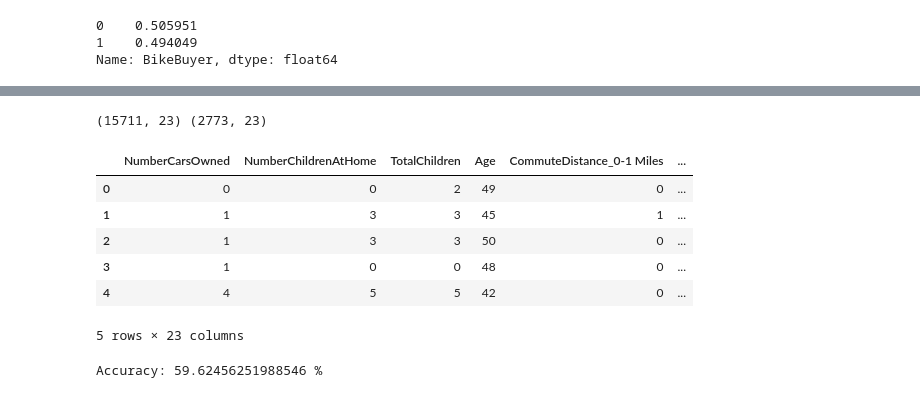
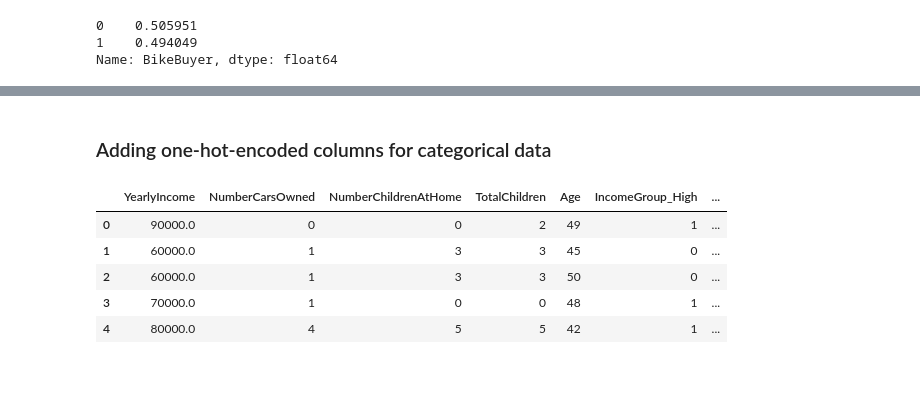
Before and after one commit to alexbarsan944/AdvWorks, a Jupyter notebook: data_processing.ipynb, the cells around one changed output, grey strips where cells are left out. Saved outputs shown, nothing was run; the diff lists cells and outputs as text; code cells hidden in the pictures.

```diff
--- a/data_processing.ipynb
+++ b/data_processing.ipynb
@@ -100,3 +107,17 @@ categorical_features = ['CommuteDistance', 'EnglishEducation', 'EnglishOccupatio
+# %% [markdown]
+### Adding one-hot-encoded columns for categorical data
 # %%
+import numpy as np
+
 processed_data = customer_data[features + categorical_features]
 processed_data = pd.get_dummies(processed_data, columns=categorical_features)
+
+labels = np.array(customer_data.BikeBuyer)
+processed_data.head()
+# %% [output]
+|  | YearlyIncome | NumberCarsOwned | NumberChildrenAtHome | TotalChildren | Age | IncomeGroup_High | ... |
+| 0 | 90000.0 | 0 | 0 | 2 | 49 | 1 | ... |
+| 1 | 60000.0 | 1 | 3 | 3 | 45 | 0 | ... |
+| 2 | 60000.0 | 1 | 3 | 3 | 50 | 0 | ... |
+| 3 | 70000.0 | 1 | 0 | 0 | 48 | 1 | ... |
+| 4 | 80000.0 | 4 | 5 | 5 | 42 | 1 | ... |
@@ -113,25 +123,0 @@ y_label = labels[len(X):]
-# %%
-print(X.shape, y.shape)
-X.head()
-# %% [output]
-(15711, 23) (2773, 23)
-|  | NumberCarsOwned | NumberChildrenAtHome | TotalChildren | Age | CommuteDistance_0-1 Miles | ... |
-| 0 | 0 | 0 | 2 | 49 | 0 | ... |
-| 1 | 1 | 3 | 3 | 45 | 1 | ... |
-| 2 | 1 | 3 | 3 | 50 | 0 | ... |
-| 3 | 1 | 0 | 0 | 48 | 0 | ... |
-| 4 | 4 | 5 | 5 | 42 | 0 | ... |
-5 rows × 23 columns
-# %%
-from sklearn.model_selection import train_test_split
-from sklearn.svm import SVC
-
-X_train, X_test, Y_train, Y_test = train_test_split(X, X_label, test_size=0.2, random_state=12)
-
-model = SVC()
-model.fit(X_train, Y_train)
-
-result = model.score(X_test, Y_test)
-print('Accuracy:', result * 100, '%')
-# %% [output]
-Accuracy: 59.62456251988546 %
```
Also changed, not shown: parts of 9 cells of this notebook.
